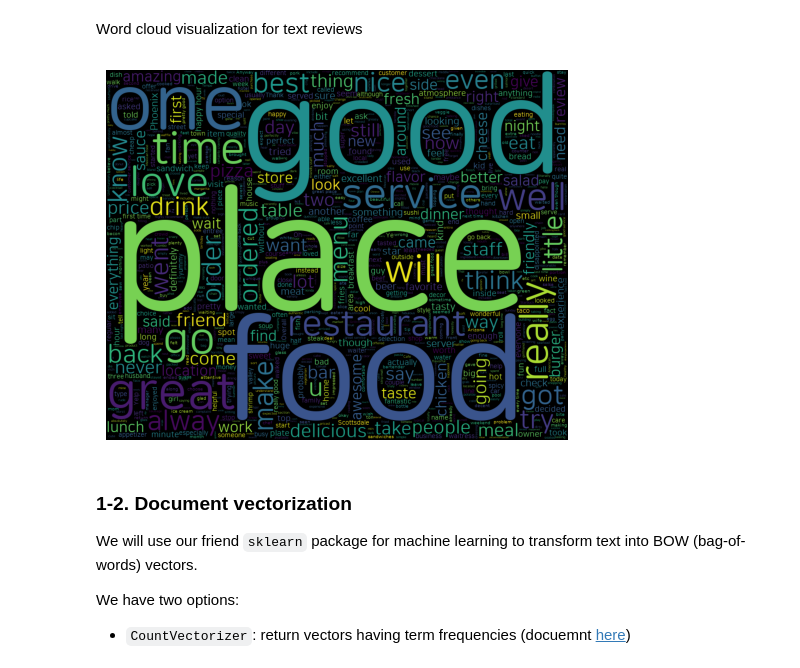
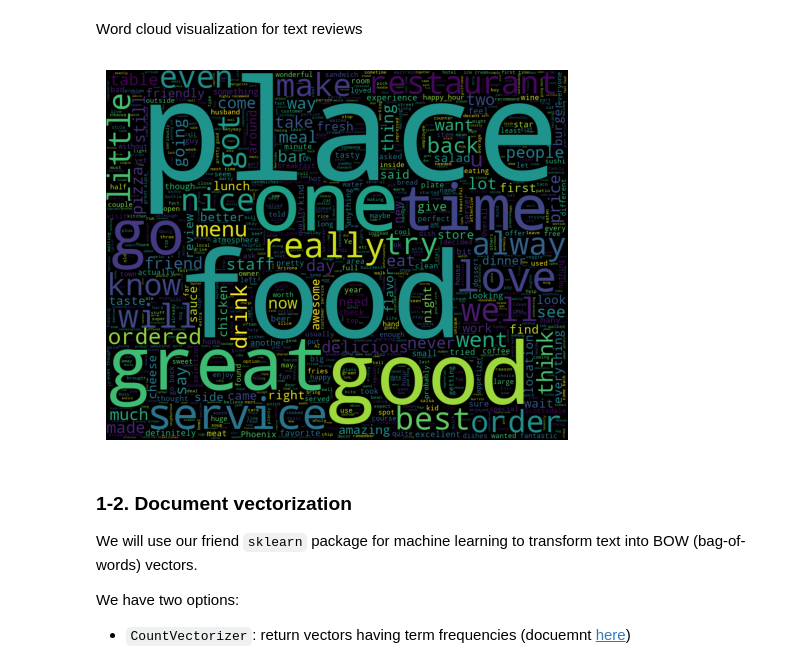
Before and after one commit to ejklike/dmtutorial, a Jupyter notebook: lab8-textmining/tutorial8.2-sentiment.ipynb, the cells around one changed output. Saved outputs shown, nothing was run; the diff lists cells and outputs as text; code cells hidden in the pictures.

```diff
--- a/lab8-textmining/tutorial8.2-sentiment.ipynb
+++ b/lab8-textmining/tutorial8.2-sentiment.ipynb
@@ -74,14 +74,14 @@ Word cloud visualization for text reviews
 # %%
 from wordcloud import WordCloud
 import matplotlib.pyplot as plt
 
 text = ' '.join(df.text.values) # all text documents in one string
-wc = WordCloud(font_path='NanumSquareRoundR.ttf', width=1000, height=800, max_words=1000).generate(text)
+wc = WordCloud(width=1000, height=800, max_words=1000).generate(text)
 plt.imshow(wc)
 plt.axis("off")
 plt.show()
 # %% [output]
-[figure, old version]
+[figure, new version]
 # %% [markdown]
 ### 1-2. Document vectorization
 
```
Also changed, not shown: parts of 3 cells of this notebook.
